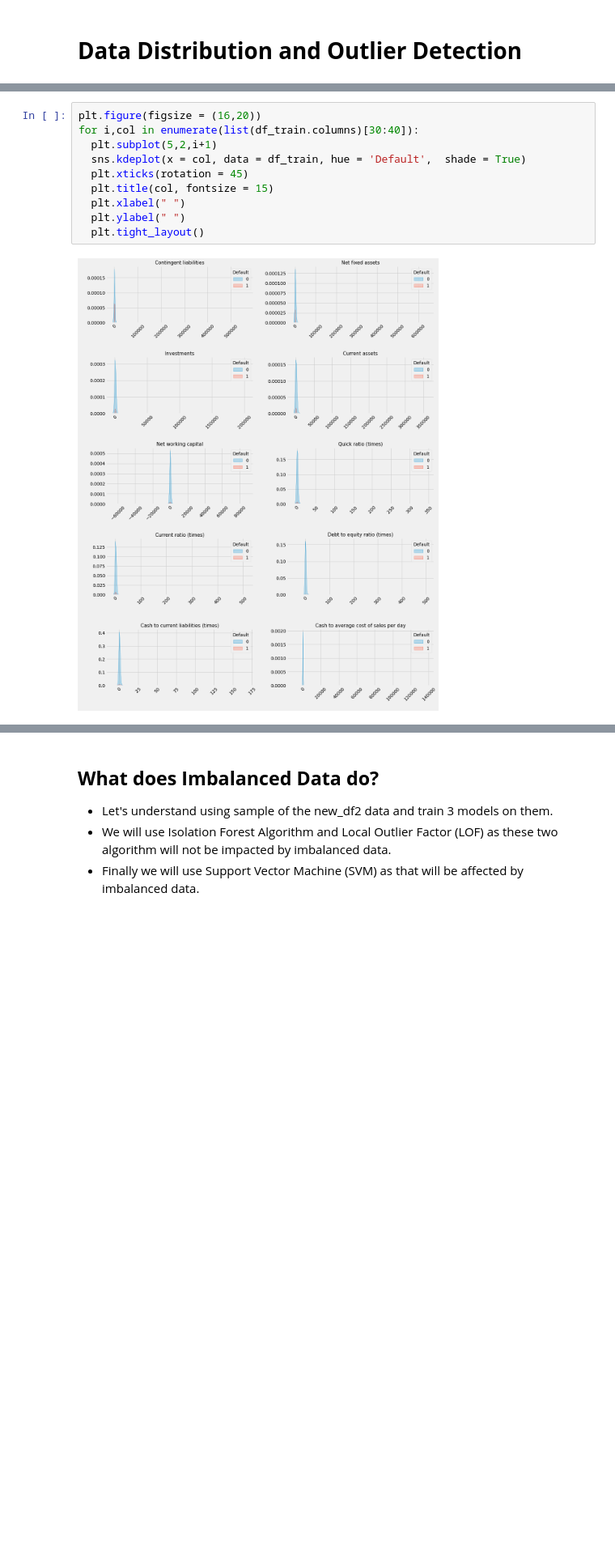
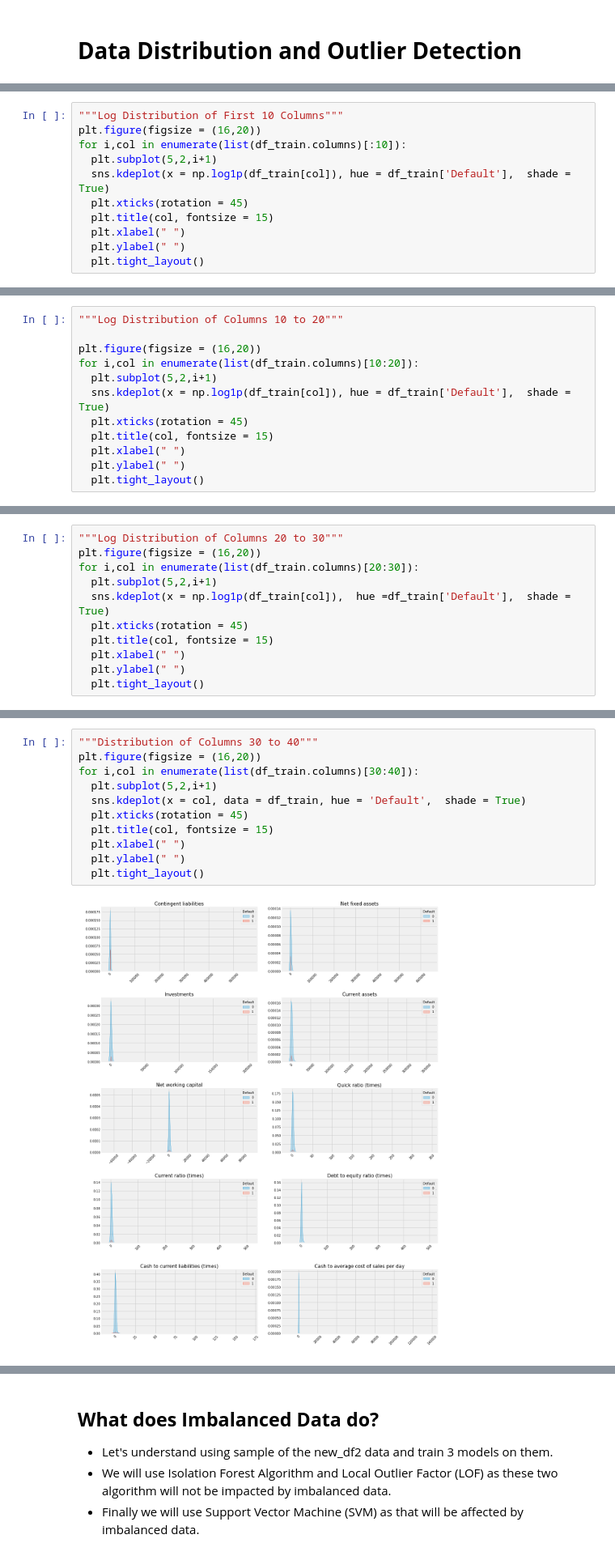
Before and after one commit to snikhil17/Finance-and-Risk-Analytics, a Jupyter notebook: Notebooks/Defaulter.ipynb, the cells around one changed output, grey strips where cells are left out. Shown at 81% size. Drawn from its saved outputs; the diff is of its cells as text; blank space fills up the shorter version.

```diff
--- a/Notebooks/Defaulter.ipynb
+++ b/Notebooks/Defaulter.ipynb
@@ -159,0 +159,11 @@ for i,col in enumerate(list(df_train.columns)[:10]):
+# %%
+"""Log Distribution of First 10 Columns"""
+plt.figure(figsize = (16,20))
+for i,col in enumerate(list(df_train.columns)[:10]):
+  plt.subplot(5,2,i+1)
+  sns.kdeplot(x = np.log1p(df_train[col]), hue = df_train['Default'],  shade = True)
+  plt.xticks(rotation = 45)
+  plt.title(col, fontsize = 15)
+  plt.xlabel(" ")
+  plt.ylabel(" ")
+  plt.tight_layout()
@@ -171,0 +186,12 @@ for i,col in enumerate(list(df_train.columns)[10:20]):
+# %%
+"""Log Distribution of Columns 10 to 20"""
+
+plt.figure(figsize = (16,20))
+for i,col in enumerate(list(df_train.columns)[10:20]):
+  plt.subplot(5,2,i+1)
+  sns.kdeplot(x = np.log1p(df_train[col]), hue = df_train['Default'],  shade = True)
+  plt.xticks(rotation = 45)
+  plt.title(col, fontsize = 15)
+  plt.xlabel(" ")
+  plt.ylabel(" ")
+  plt.tight_layout()
@@ -183,0 +213,11 @@ for i,col in enumerate(list(df_train.columns)[20:30]):
+# %%
+"""Log Distribution of Columns 20 to 30"""
+plt.figure(figsize = (16,20))
+for i,col in enumerate(list(df_train.columns)[20:30]):
+  plt.subplot(5,2,i+1)
+  sns.kdeplot(x = np.log1p(df_train[col]),  hue =df_train['Default'],  shade = True)
+  plt.xticks(rotation = 45)
+  plt.title(col, fontsize = 15)
+  plt.xlabel(" ")
+  plt.ylabel(" ")
+  plt.tight_layout()
@@ -184,12 +226,13 @@ for i,col in enumerate(list(df_train.columns)[20:30]):
 # %%
+"""Distribution of Columns 30 to 40"""
 plt.figure(figsize = (16,20))
 for i,col in enumerate(list(df_train.columns)[30:40]):
   plt.subplot(5,2,i+1)
   sns.kdeplot(x = col, data = df_train, hue = 'Default',  shade = True)
   plt.xticks(rotation = 45)
   plt.title(col, fontsize = 15)
   plt.xlabel(" ")
   plt.ylabel(" ")
   plt.tight_layout()
 # %% [output]
-[figure, old version]
+[figure, new version]
```
Also changed, not shown: parts of 25 cells of this notebook.
